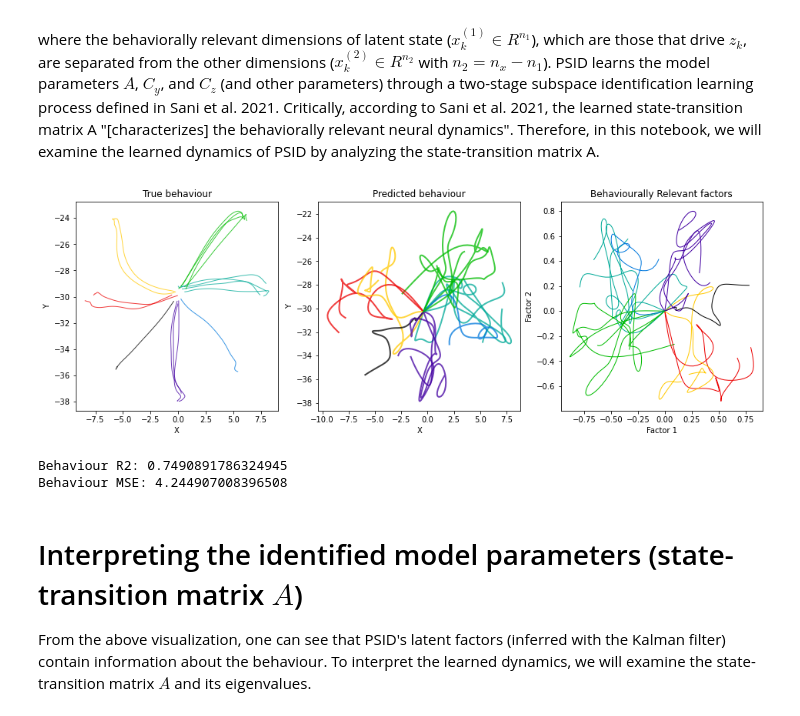
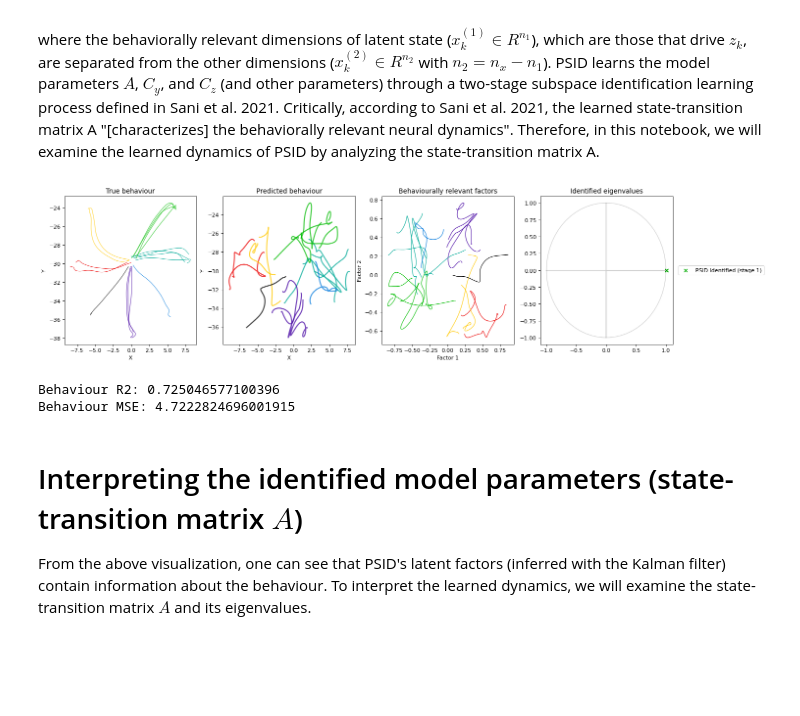
Before and after one commit to HennigLab/psid_technical_report, a Jupyter notebook: psid_technical_report.ipynb, the cells around one changed output. Cells and saved outputs as stored; diff of their text form; code cells hidden in the pictures; blank space fills up the shorter version.

```diff
--- a/psid_technical_report.ipynb
+++ b/psid_technical_report.ipynb
@@ -27,6 +19,7 @@ import PSID
 from PSID.evaluation import evalPrediction
 from PSID.MatHelper import loadmat
 import utils
+plt.rcParams['figure.dpi'] = 80 #72
 
 from plotting import plot_psid_2_factors
 # %% [markdown]
@@ -186,21 +179,23 @@ def PSIDPredictForTrials(idSys, YAll, YMean=None, ZMean=None, steady_state=True,
         xPredAll.append(xPred1This)
     return zPredAll, yPredAll, xPredAll
 # %%
-useKalmanSmoother = False
+useKalmanSmoother = True
 zPredTest, yPredTest, xPredTest = PSIDPredictForTrials(idSys1, smoothed_test_rates, YMean, ZMean, useKalmanSmoother=useKalmanSmoother)
 
 factors = xPredTest
 behaviour_means = zPredTest
 rate_means = yPredTest
 
 latents = np.asarray(factors)
 dir_index = direction_index_test
 ground_truth_behaviours = ground_truth_test_behaviours
 predicted_behaviours = np.asarray(behaviour_means)
 
-plot_psid_2_factors(latents, dir_index, ground_truth_behaviours, predicted_behaviours);
+titles = ["True behaviour", "Predicted behaviour", "Behaviourally relevant factors", "Identified eigenvalues"]
+plot_psid_2_factors(latents, dir_index, ground_truth_behaviours, predicted_behaviours, idSys1.A, titles);
+plt.savefig('PSID_outputs_normal.pdf',bbox_inches='tight')
 # %% [output]
-[figure, old version]
+[figure, new version]
 # %%
 #Evaluating the behaviour prediction
 from sklearn.metrics import r2_score, mean_squared_error
@@ -209,8 +204,8 @@ predCat = np.concatenate(predicted_behaviours)
 print("Behaviour R2:", r2_score(trueCat, predCat))
 print("Behaviour MSE:", mean_squared_error(trueCat, predCat))
 # %% [output]
-Behaviour R2: 0.7490891786324945
-Behaviour MSE: 4.244907008396508
+Behaviour R2: 0.725046577100396
+Behaviour MSE: 4.7222824696001915
 # %% [markdown]
 # Interpreting the identified model parameters (state-transition matrix $A$)
 
```
Also changed, not shown: parts of 12 cells of this notebook, 1 other file.
